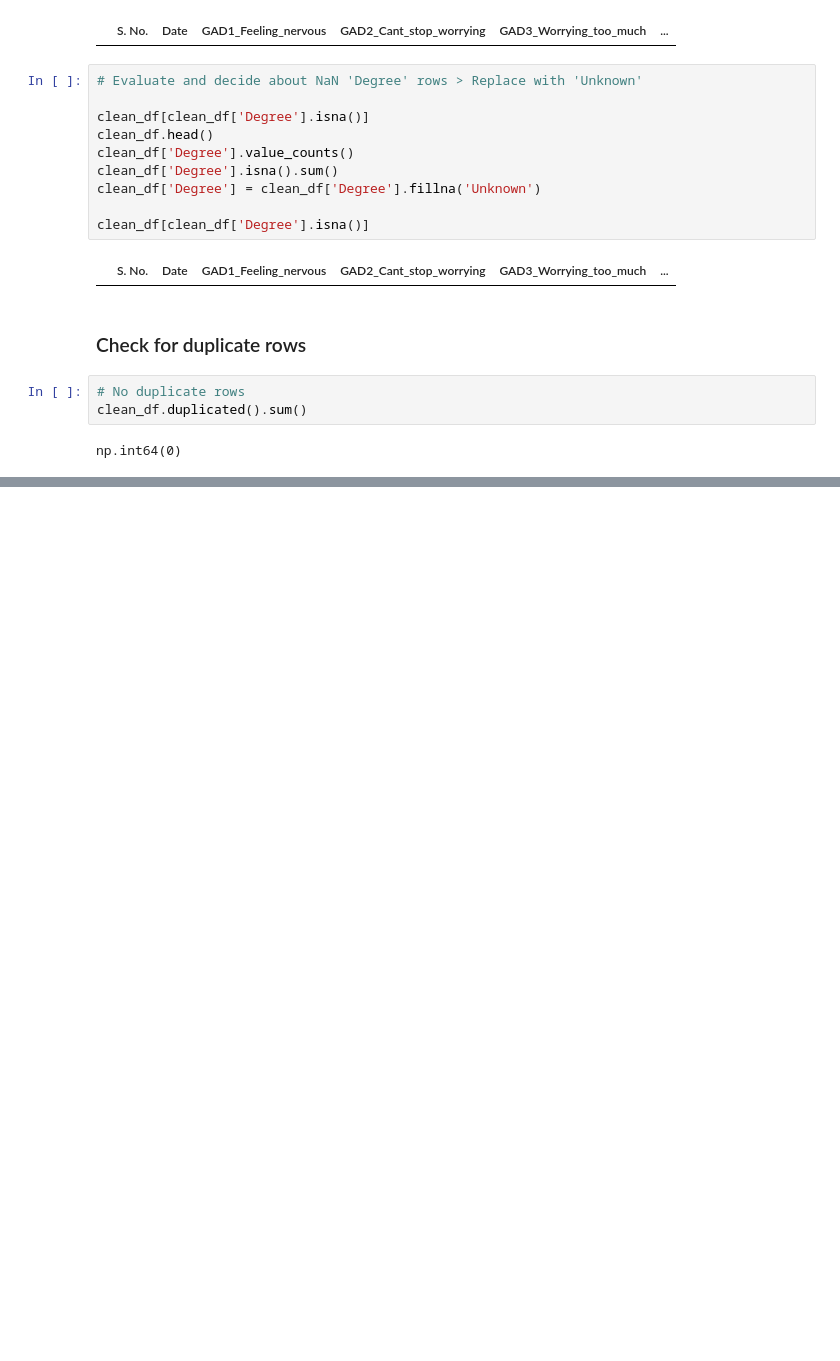
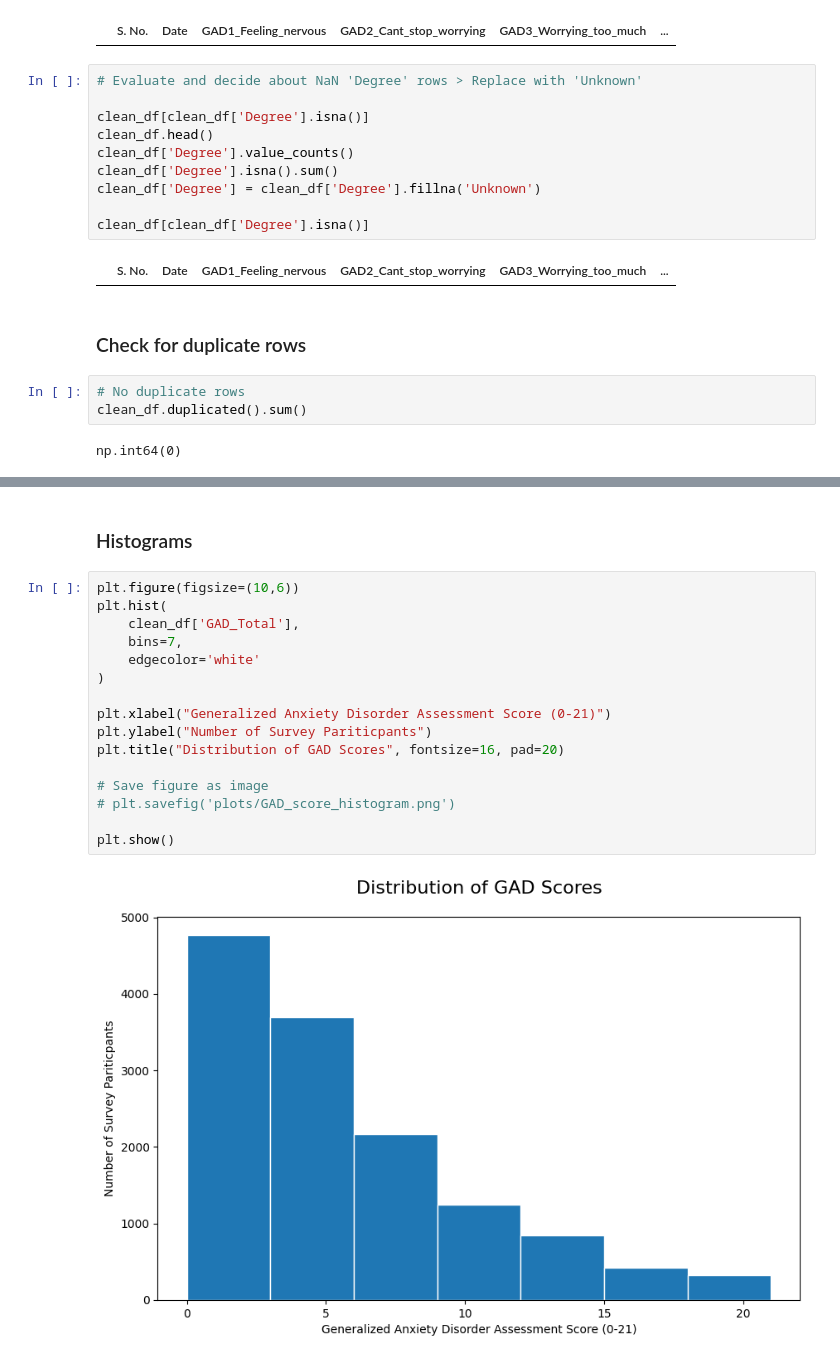
Before and after one commit to amallred/gaming-mental-health-analysis, a Jupyter notebook: data_cleaning.ipynb, the cells around one changed output, grey strips where cells are left out. Drawn from its saved outputs; the diff is of its cells as text; blank space fills up the shorter version.

Commit message:
created histograms

```diff
--- a/data_cleaning.ipynb
+++ b/data_cleaning.ipynb
@@ -582,0 +526,20 @@ np.int64(0)
+# %% [markdown]
+### Histograms
+# %%
+plt.figure(figsize=(10,6))
+plt.hist(
+    clean_df['GAD_Total'],
+    bins=7,
+    edgecolor='white'
+)
+
+plt.xlabel("Generalized Anxiety Disorder Assessment Score (0-21)")
+plt.ylabel("Number of Survey Pariticpants")
+plt.title("Distribution of GAD Scores", fontsize=16, pad=20)
+
+# Save figure as image
+# plt.savefig('plots/GAD_score_histogram.png')
+
+plt.show()
+# %% [output]
+[figure, added]
```
Also changed, not shown: parts of 9 cells of this notebook, 5 other files.
